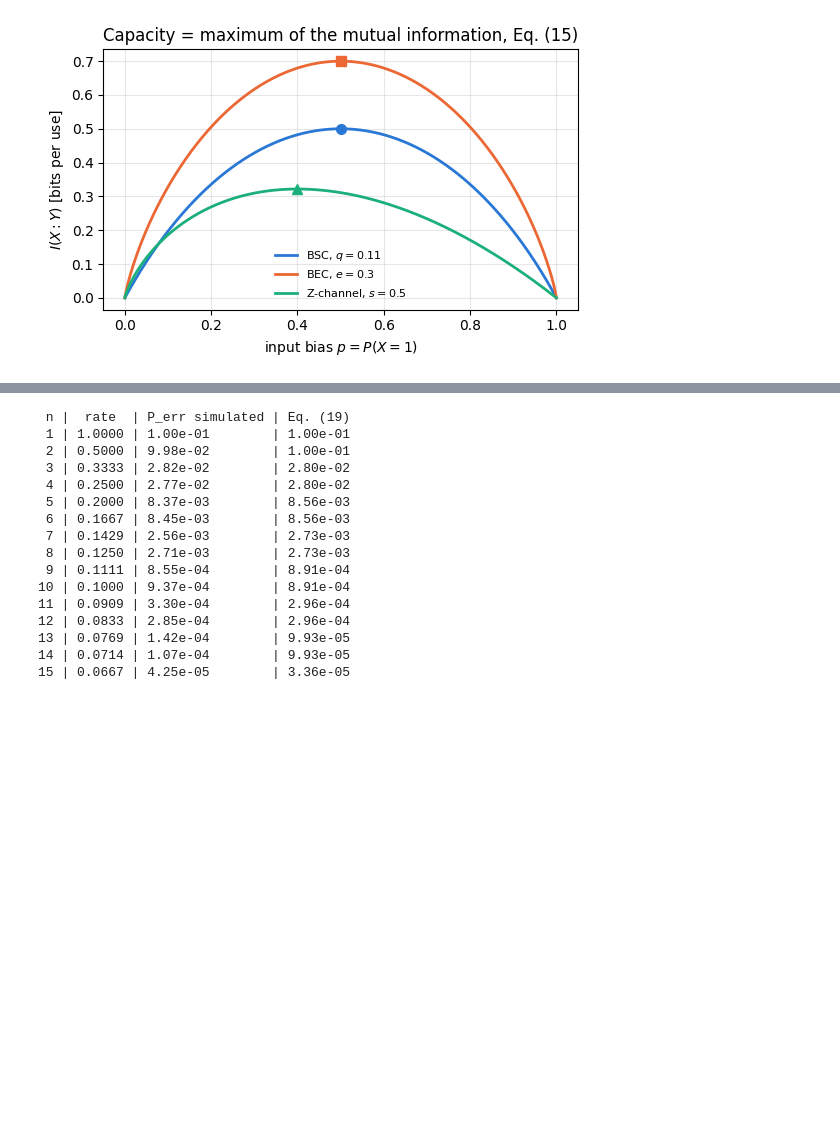
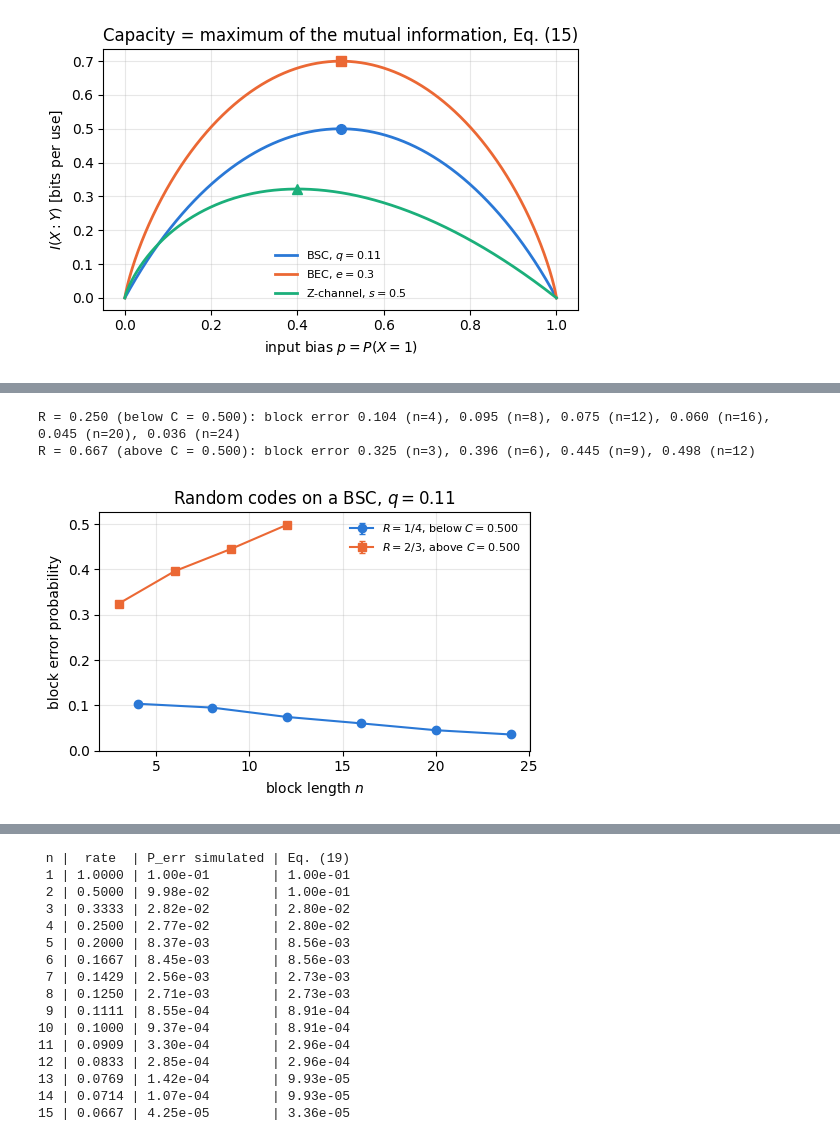
Before and after one commit to MarcinPlodzien/quantum-many-body-simulation, a Jupyter notebook: ch14_quantum_communication_and_cryptography/50_information_entropy_and_noisy_channels.ipynb, the cells around one changed output, grey strips where cells are left out. Cells and saved outputs as stored; diff of their text form; code cells hidden in the pictures; blank space fills up the shorter version.

```diff
--- a/ch14_quantum_communication_and_cryptography/50_information_entropy_and_noisy_channels.ipynb
+++ b/ch14_quantum_communication_and_cryptography/50_information_entropy_and_noisy_channels.ipynb
@@ -796,0 +789,54 @@ Eq. (19), and runs the even-$n$ wrong control.
+# %%
+# ==============================================================================
+# Random codes on a BSC: block error against block length below and above capacity
+# ==============================================================================
+Q_RC, NBOOK, NMAX, MMAX = 0.11, 10_000, 24, 256      # codebooks per point; largest block length and codebook
+C_RC = 1 - h2(Q_RC)
+
+
+def random_code_error(key, n, k, q):
+    """One random codebook of 2^k codewords of length n; send codeword 0 through a BSC(q), decode by minimum distance.
+
+    Codewords are stored as n-bit integers, so the Hamming distance is the number of ones in their bitwise XOR.
+    Arrays have the fixed sizes MMAX and NMAX, with unused codewords and bit positions masked, so that one compiled
+    function serves every (n, k). Returns the error probability of a random tie-break: 1 if a wrong codeword is
+    strictly closer, t/(t+1) if t wrong codewords tie with the sent one, 0 otherwise.
+    """
+    k1, k2 = jax.random.split(key)
+    pos = jnp.arange(NMAX, dtype=jnp.uint32)
+    book = jax.random.bits(k1, (MMAX,), jnp.uint32) & ((jnp.uint32(1) << n) - 1)
+    flips = jax.random.bernoulli(k2, q, (NMAX,)) & (pos < n)
+    received = book[0] ^ jnp.sum(jnp.where(flips, jnp.uint32(1) << pos, 0)).astype(jnp.uint32)
+    dist = jax.lax.population_count(book ^ received)
+    wrong = (jnp.arange(MMAX) >= 1) & (jnp.arange(MMAX) < 2**k)
+    ties = jnp.sum(wrong & (dist == dist[0]))
+    return jnp.where(jnp.any(wrong & (dist < dist[0])), 1.0, ties / (ties + 1.0))
+
+
+random_code_batch = jax.jit(jax.vmap(random_code_error, in_axes=(0, None, None, None)))
+rc_rows = {}
+for R, ns, base in ((1 / 4, (4, 8, 12, 16, 20, 24), 400), (2 / 3, (3, 6, 9, 12), 500)):
+    rc_rows[R] = []
+    for n in ns:
+        keys = jax.random.split(key_for(base + n), NBOOK)                     # one key per codebook and noise draw
+        err = np.asarray(random_code_batch(keys, n, round(n * R), Q_RC))
+        rc_rows[R].append((n, err.mean(), err.std() / np.sqrt(NBOOK)))
+    print(f"R = {R:.3f} ({'below' if R < C_RC else 'above'} C = {C_RC:.3f}): block error "
+          + ", ".join(f"{p:.3f} (n={n})" for n, p, _ in rc_rows[R]))
+lo, hi = rc_rows[1 / 4], rc_rows[2 / 3]
+assert all(a[1] > b[1] for a, b in zip(lo, lo[1:]))                          # R < C: falls at every step in n
+assert lo[0][1] - lo[-1][1] > 5 * np.hypot(lo[0][2], lo[-1][2])
+assert hi[-1][1] - hi[0][1] > 5 * np.hypot(hi[0][2], hi[-1][2])               # R > C: rises
+
+fig, ax = plt.subplots(figsize=(5.2, 3.4))
+for i, (R, rows) in enumerate(rc_rows.items()):
+    ax.errorbar([r[0] for r in rows], [r[1] for r in rows], yerr=[r[2] for r in rows], fmt=MARKERS[i] + "-",
+                color=PALETTE[i], capsize=2, label=f"$R={'1/4' if i == 0 else '2/3'}$, "
+                + ("below" if R < C_RC else "above") + f" $C={C_RC:.3f}$")
+ax.set_xlabel("block length $n$"); ax.set_ylabel("block error probability")
+ax.set_title(f"Random codes on a BSC, $q={Q_RC}$"); ax.set_ylim(0, None)
+ax.legend(fontsize=8); plt.tight_layout(); plt.show()
+# %% [output]
+R = 0.250 (below C = 0.500): block error 0.104 (n=4), 0.095 (n=8), 0.075 (n=12), 0.060 (n=16), 0.045 (n=20), 0.036 (n=24)
+R = 0.667 (above C = 0.500): block error 0.325 (n=3), 0.396 (n=6), 0.445 (n=9), 0.498 (n=12)
+[figure, added]
```
Also changed, not shown: parts of 7 cells of this notebook, 5 other files.
